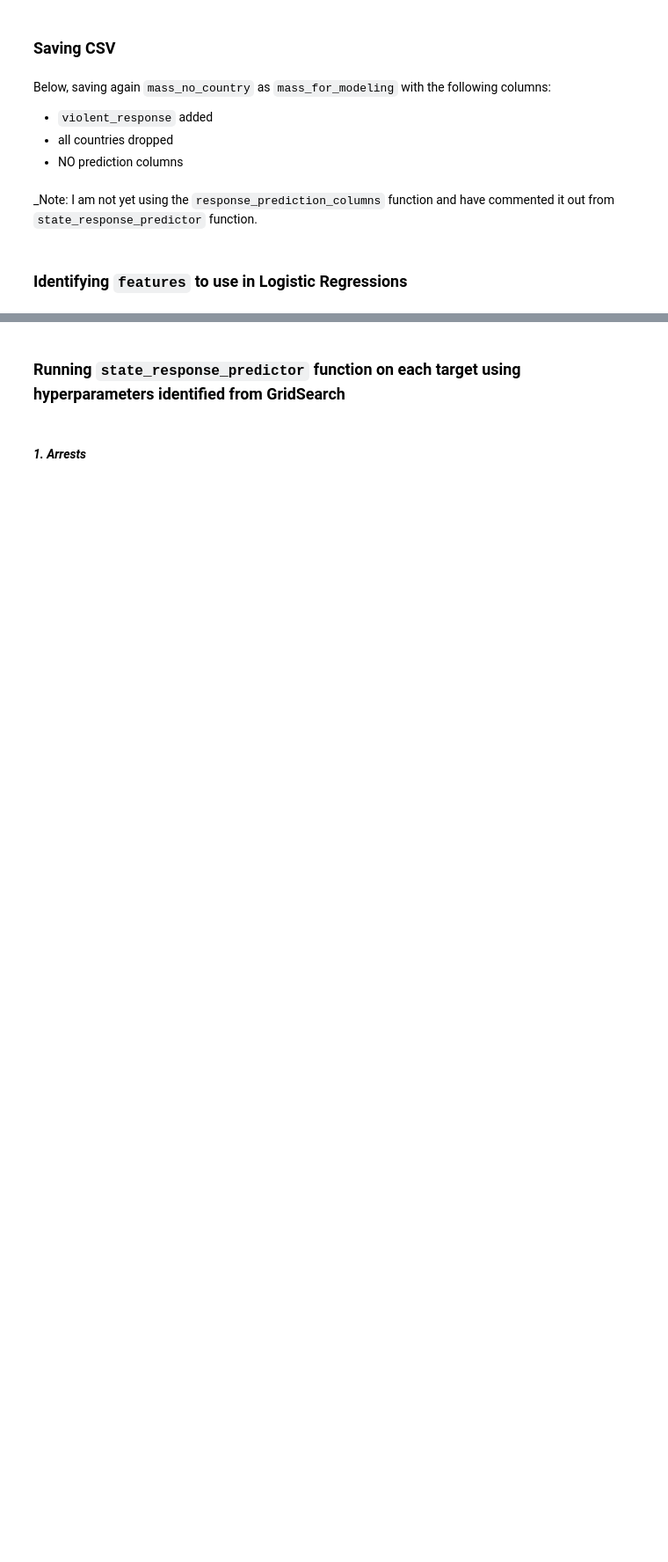
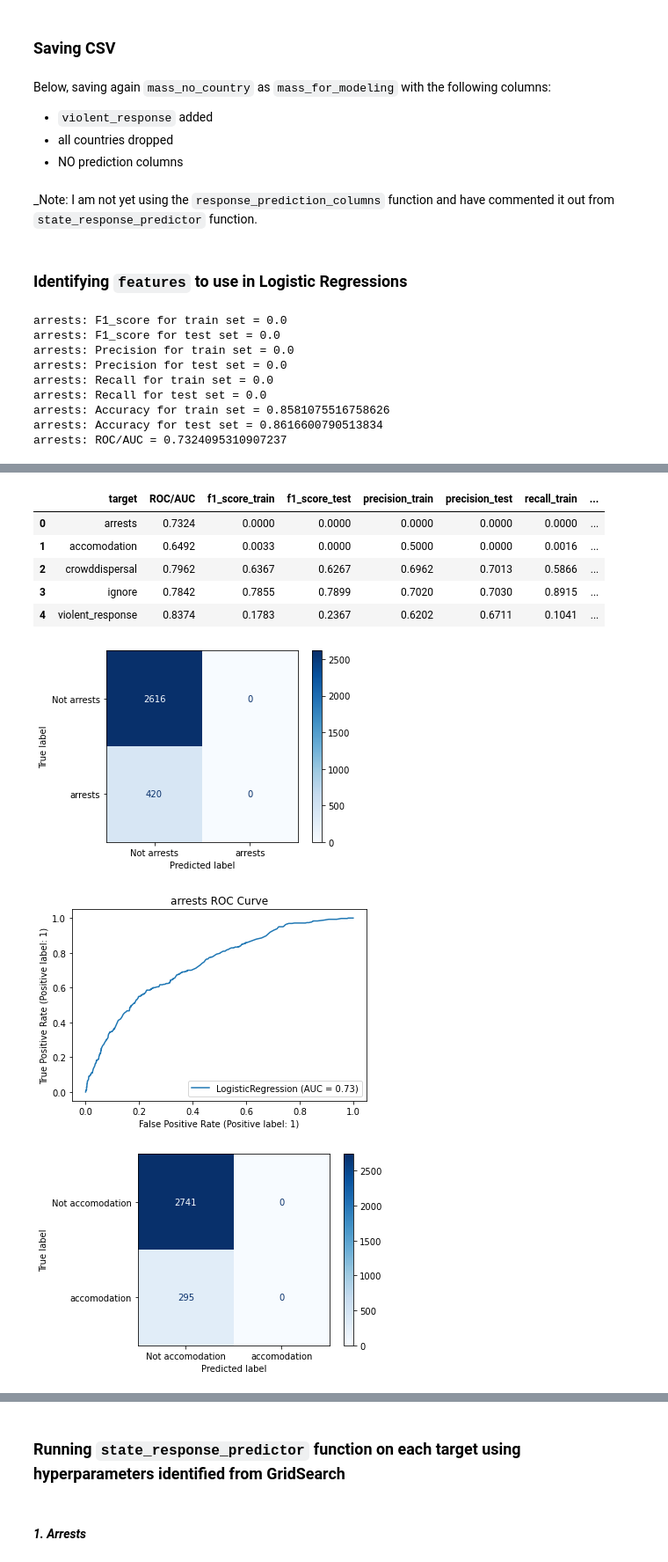
Before and after one commit to EmFib/Mass-Protests, a Jupyter notebook: users/log_reg_for_metrics_en.ipynb, the cells around one changed output, grey strips where cells are left out. Shown at 88% size. Saved outputs shown, nothing was run; the diff lists cells and outputs as text; code cells hidden in the pictures; blank space fills up the shorter version.

```diff
--- a/users/log_reg_for_metrics_en.ipynb
+++ b/users/log_reg_for_metrics_en.ipynb
@@ -323,0 +327,54 @@ features = mass_no_country.drop(columns=['id', 'country', 'ccode', 'region', 'lo
+# %%
+model_performance_dict_nc = {
+    'target':[],
+#     'majority_class':[],
+#     'majority_percent':[],
+    'ROC/AUC':[],
+    'f1_score_train':[],
+    'f1_score_test':[],
+    'precision_train':[],
+    'precision_test':[],
+    'recall_train':[],
+    'recall_test':[],
+}
+
+
+targets = ['arrests','accomodation','crowddispersal','ignore', 'violent_response']
+models = [logreg_arr, logreg_acc, logreg_cd, logreg_ig, logreg_vr]
+
+target_model_list = list(zip(targets, models))
+
+for target, model in target_model_list:
+
+    model, X_train, roc_auc, f1_score_train, f1_score_test, \
+    precision_train, precision_test, recall_train, recall_test, \
+    accuracy_train, accuracy_test = state_response_predictor(mass_no_country,
+                                                             features,
+                                                             target,
+                                                             model)
+
+    model_performance_dict_nc['target'].append(target)
+#         model_performance_dict_nc['majority_class'].append(mass[target].value_counts(normalize=True).idxmax())
+#         model_performance_dict_nc['majority_percent'].append(max(mass[target].value_counts(normalize=True)))
+    model_performance_dict_nc['ROC/AUC'].append(roc_auc)
+    model_performance_dict_nc['f1_score_train'].append(f1_score_train)
+    model_performance_dict_nc['f1_score_test'].append(f1_score_test)
+    model_performance_dict_nc['precision_train'].append(precision_train)
+    model_performance_dict_nc['precision_test'].append(precision_test)
+    model_performance_dict_nc['recall_train'].append(recall_train)
+    model_performance_dict_nc['recall_test'].append(recall_test)
+
+# print(model_performance_dict)
+
+model_performance_df_nc = pd.DataFrame(model_performance_dict_nc)
+model_performance_df_nc.round(4)
+# %% [output]
+arrests: F1_score for train set = 0.0
+arrests: F1_score for test set = 0.0
+arrests: Precision for train set = 0.0
+arrests: Precision for test set = 0.0
+arrests: Recall for train set = 0.0
+arrests: Recall for test set = 0.0
+arrests: Accuracy for train set = 0.8581075516758626
+arrests: Accuracy for test set = 0.8616600790513834
+arrests: ROC/AUC = 0.7324095310907237
@@ -323,0 +398,9 @@ features = mass_no_country.drop(columns=['id', 'country', 'ccode', 'region', 'lo
+|  | target | ROC/AUC | f1_score_train | f1_score_test | precision_train | precision_test | recall_train | ... |
+| 0 | arrests | 0.7324 | 0.0000 | 0.0000 | 0.0000 | 0.0000 | 0.0000 | ... |
+| 1 | accomodation | 0.6492 | 0.0033 | 0.0000 | 0.5000 | 0.0000 | 0.0016 | ... |
+| 2 | crowddispersal | 0.7962 | 0.6367 | 0.6267 | 0.6962 | 0.7013 | 0.5866 | ... |
+| 3 | ignore | 0.7842 | 0.7855 | 0.7899 | 0.7020 | 0.7030 | 0.8915 | ... |
+| 4 | violent_response | 0.8374 | 0.1783 | 0.2367 | 0.6202 | 0.6711 | 0.1041 | ... |
+[figure, added]
+[figure, added]
+[figure, added]
```
Also changed, not shown: parts of 18 cells of this notebook.
